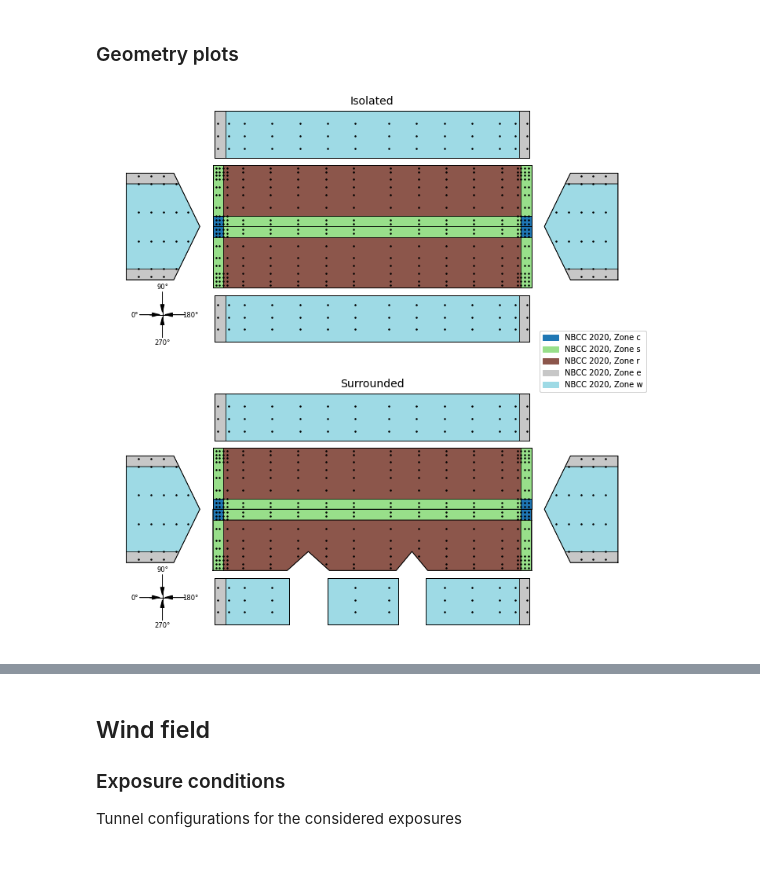
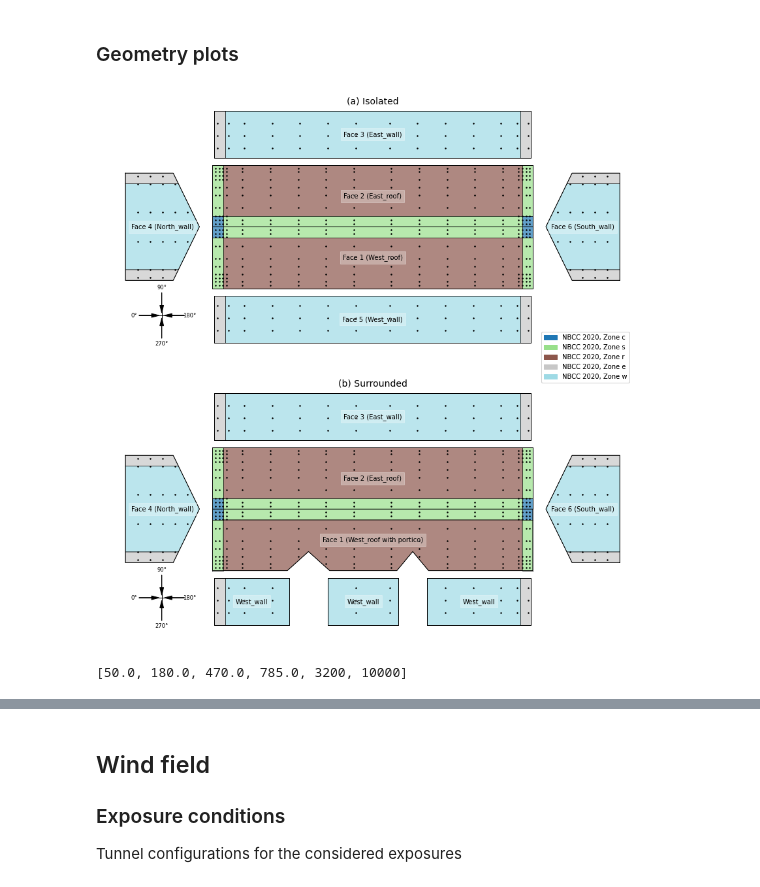
Before and after one commit to Tsinuel/windCalc, a Jupyter notebook: src/notebooks/NRCtests/nrcNB_Gable.ipynb, the cells around one changed output, grey strips where cells are left out. Saved outputs shown, nothing was run; the diff lists cells and outputs as text; code cells hidden in the pictures.

```diff
--- a/src/notebooks/NRCtests/nrcNB_Gable.ipynb
+++ b/src/notebooks/NRCtests/nrcNB_Gable.ipynb
@@ -252,7 +251,7 @@ zoneDict_face_5c = {   # Face 5c
 ### Face objects
 # %%
 # nominalPanelAreas = [4.4e-5, 8.15e-5, 1.3e-4, 5e-4, 6.8e-4, 1.3e-3,],   # Final! All are tested. 1.3e-3 results in blunt edge zones in the walls but no error.
-nominalPanelAreas = [50.0, 180.0, 470.0, 785.0]
+nominalPanelAreas = [50.0, 180.0, 470.0, 785.0, 3200, 10000]
 
 faces = []
 for i,z in enumerate(faceID):
@@ -508,33 +485,37 @@ bldg_sur = wind.bldgCp(bldgName='NRC-NB_1to100_UWO',
 # %% [markdown]
 ### Geometry plots
 # %%
-fig = plt.figure(figsize=[10,10])
+fig = plt.figure(figsize=[12,12])
 axs = fig.subplots(2,1)
 fig.tight_layout(pad=0.0, w_pad=0.0, h_pad=0.0)
 
 ax = axs[0]
-ax.text(0.5, 0.95, 'Isolated', transform=ax.transAxes, ha='center', va='bottom', fontsize=14)
-bldg_iso.plotEdges(ax=ax,showName=False)
+ax.text(0.5, 0.95, '(a) Isolated', transform=ax.transAxes, ha='center', va='bottom', fontsize=14)
+bldg_iso.plotEdges(ax=ax,showName=True)
 bldg_iso.plotTaps(ax=ax,showTapNo=False)
 _, legend = bldg_iso.plotZones(ax=ax)
 ax.add_artist(legend)
 legend.set_bbox_to_anchor((0.81, 0.11))
 bldg_iso.plotAoA_definition(ax=ax, size=0.7, marginFactor=[1.0,0.5])
 ax.axis('equal')
 ax.axis('off')
 
 ax = axs[1]
-ax.text(0.5, 0.95, 'Surrounded', transform=ax.transAxes, ha='center', va='bottom', fontsize=14)
-bldg_sur.plotEdges(ax=ax,showName=False)
+ax.text(0.5, 0.95, '(b) Surrounded', transform=ax.transAxes, ha='center', va='bottom', fontsize=14)
+bldg_sur.plotEdges(ax=ax,showName=True)
 bldg_sur.plotTaps(ax=ax,showTapNo=False)
 bldg_sur.plotZones(ax=ax, showLegend=False)
 bldg_sur.plotAoA_definition(ax=ax, size=0.7, marginFactor=[1.0,0.5])
 ax.axis('equal')
 ax.axis('off')
 
 plt.show()
 
 if saveFigs:
     fig.savefig(figDir+"tapLayout.svg",format='svg',dpi=1200, bbox_inches='tight')
 # %% [output]
-[figure, old version]
+[figure, new version]
+# %%
+print(bldg_iso.NominalPanelArea)
+# %% [output]
+[50.0, 180.0, 470.0, 785.0, 3200, 10000]
```
Also changed, not shown: parts of 15 cells of this notebook, 6 other files.
